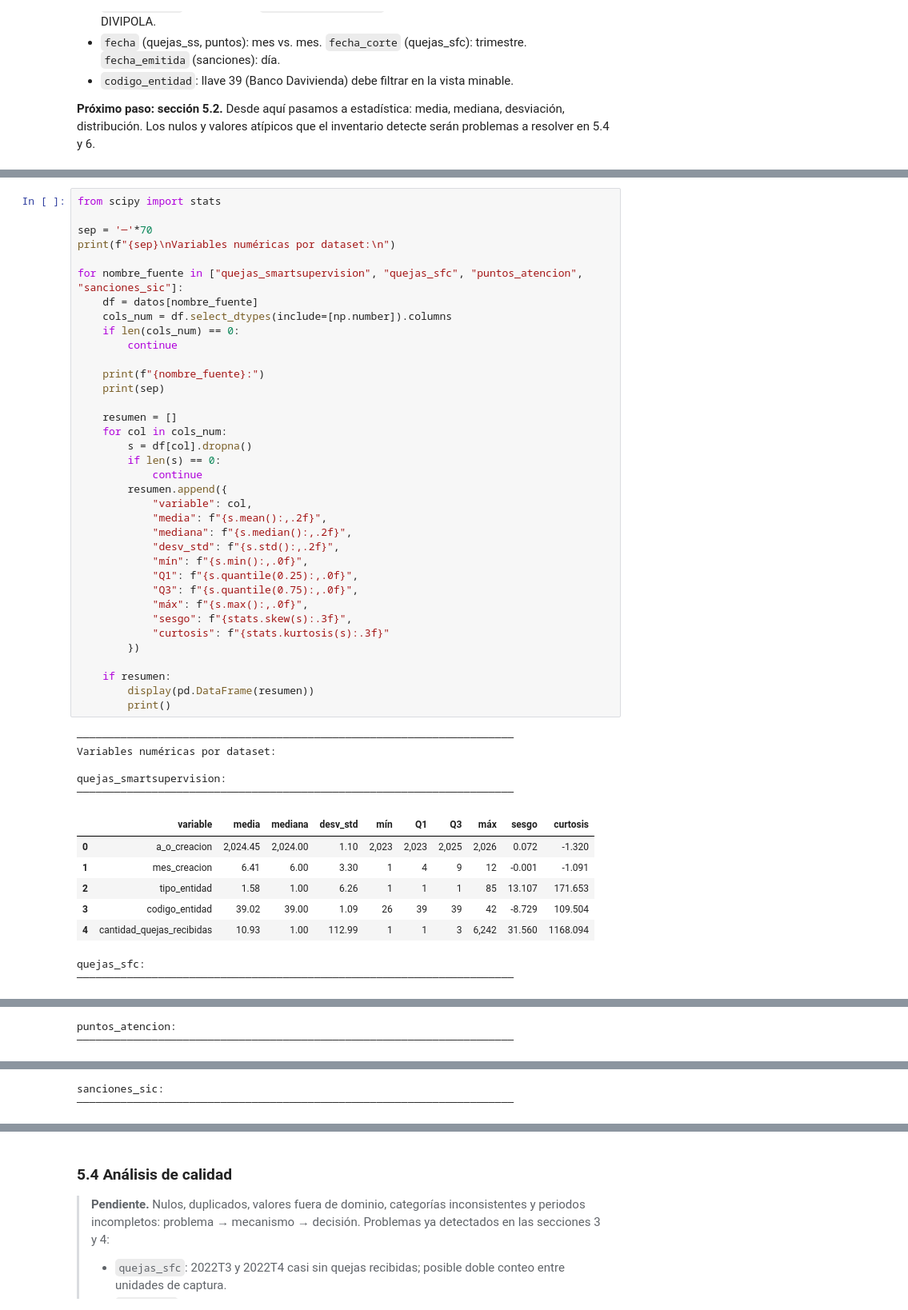
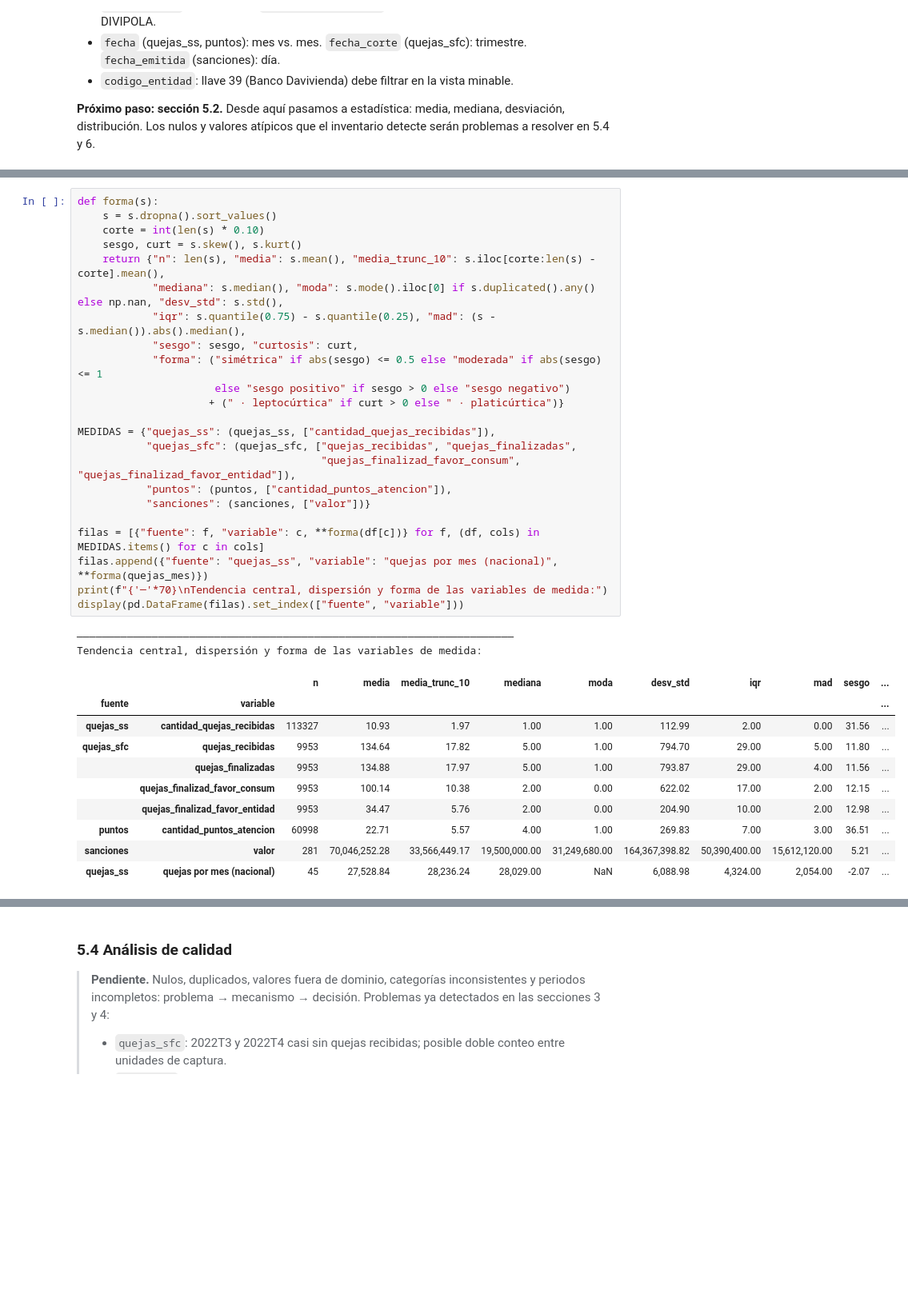
Before and after one commit to BautistaDavid/proyecto-final-gestion-datos, a Jupyter notebook: ProyectoFinal_DavidBautista_BelkyMayorga_FabianBecerra.ipynb, the cells around one changed output, grey strips where cells are left out. Shown at 80% size. Drawn from its saved outputs; the diff is of its cells as text; blank space fills up the shorter version.

```diff
--- a/ProyectoFinal_DavidBautista_BelkyMayorga_FabianBecerra.ipynb
+++ b/ProyectoFinal_DavidBautista_BelkyMayorga_FabianBecerra.ipynb
@@ -1146,50 +1144,36 @@ sanciones_sic: 281 filas × 7 columnas
 # %%
-from scipy import stats
+def forma(s):
+    s = s.dropna().sort_values()
+    corte = int(len(s) * 0.10)
+    sesgo, curt = s.skew(), s.kurt()
+    return {"n": len(s), "media": s.mean(), "media_trunc_10": s.iloc[corte:len(s) - corte].mean(),
+            "mediana": s.median(), "moda": s.mode().iloc[0] if s.duplicated().any() else np.nan, "desv_std": s.std(),
+            "iqr": s.quantile(0.75) - s.quantile(0.25), "mad": (s - s.median()).abs().median(),
+            "sesgo": sesgo, "curtosis": curt,
+            "forma": ("simétrica" if abs(sesgo) <= 0.5 else "moderada" if abs(sesgo) <= 1
+                      else "sesgo positivo" if sesgo > 0 else "sesgo negativo")
+                     + (" · leptocúrtica" if curt > 0 else " · platicúrtica")}
 
-sep = '─'*70
-print(f"{sep}\nVariables numéricas por dataset:\n")
+MEDIDAS = {"quejas_ss": (quejas_ss, ["cantidad_quejas_recibidas"]),
+           "quejas_sfc": (quejas_sfc, ["quejas_recibidas", "quejas_finalizadas",
+                                       "quejas_finalizad_favor_consum", "quejas_finalizad_favor_entidad"]),
+           "puntos": (puntos, ["cantidad_puntos_atencion"]),
+           "sanciones": (sanciones, ["valor"])}
 
-for nombre_fuente in ["quejas_smartsupervision", "quejas_sfc", "puntos_atencion", "sanciones_sic"]:
-    df = datos[nombre_fuente]
-    cols_num = df.select_dtypes(include=[np.number]).columns
-    if len(cols_num) == 0:
-        continue
-
-    print(f"{nombre_fuente}:")
-    print(sep)
-
-    resumen = []
-    for col in cols_num:
-        s = df[col].dropna()
-        if len(s) == 0:
-            continue
-        resumen.append({
-            "variable": col,
-            "media": f"{s.mean():,.2f}",
-            "mediana": f"{s.median():,.2f}",
-            "desv_std": f"{s.std():,.2f}",
-            "mín": f"{s.min():,.0f}",
-            "Q1": f"{s.quantile(0.25):,.0f}",
-            "Q3": f"{s.quantile(0.75):,.0f}",
-            "máx": f"{s.max():,.0f}",
-            "sesgo": f"{stats.skew(s):.3f}",
-            "curtosis": f"{stats.kurtosis(s):.3f}"
-        })
-
-    if resumen:
-        display(pd.DataFrame(resumen))
-        print()
+filas = [{"fuente": f, "variable": c, **forma(df[c])} for f, (df, cols) in MEDIDAS.items() for c in cols]
+filas.append({"fuente": "quejas_ss", "variable": "quejas por mes (nacional)", **forma(quejas_mes)})
+print(f"{'─'*70}\nTendencia central, dispersión y forma de las variables de medida:")
+display(pd.DataFrame(filas).set_index(["fuente", "variable"]))
 # %% [output]
 ──────────────────────────────────────────────────────────────────────
-Variables numéricas por dataset:
-
-quejas_smartsupervision:
-──────────────────────────────────────────────────────────────────────
+Tendencia central, dispersión y forma de las variables de medida:
-|  | variable | media | mediana | desv_std | mín | Q1 | Q3 | máx | sesgo | curtosis |
-| 0 | a_o_creacion | 2,024.45 | 2,024.00 | 1.10 | 2,023 | 2,023 | 2,025 | 2,026 | 0.072 | -1.320 |
-| 1 | mes_creacion | 6.41 | 6.00 | 3.30 | 1 | 4 | 9 | 12 | -0.001 | -1.091 |
-| 2 | tipo_entidad | 1.58 | 1.00 | 6.26 | 1 | 1 | 1 | 85 | 13.107 | 171.653 |
-| 3 | codigo_entidad | 39.02 | 39.00 | 1.09 | 26 | 39 | 39 | 42 | -8.729 | 109.504 |
-| 4 | cantidad_quejas_recibidas | 10.93 | 1.00 | 112.99 | 1 | 1 | 3 | 6,242 | 31.560 | 1168.094 |
+|  |  | n | media | media_trunc_10 | mediana | moda | desv_std | iqr | mad | sesgo | ... |
+| fuente | variable |  |  |  |  |  |  |  |  |  | ... |
+| quejas_ss | cantidad_quejas_recibidas | 113327 | 10.93 | 1.97 | 1.00 | 1.00 | 112.99 | 2.00 | 0.00 | 31.56 | ... |
+| quejas_sfc | quejas_recibidas | 9953 | 134.64 | 17.82 | 5.00 | 1.00 | 794.70 | 29.00 | 5.00 | 11.80 | ... |
+|  | quejas_finalizadas | 9953 | 134.88 | 17.97 | 5.00 | 1.00 | 793.87 | 29.00 | 4.00 | 11.56 | ... |
+|  | quejas_finalizad_favor_consum | 9953 | 100.14 | 10.38 | 2.00 | 0.00 | 622.02 | 17.00 | 2.00 | 12.15 | ... |
+|  | quejas_finalizad_favor_entidad | 9953 | 34.47 | 5.76 | 2.00 | 0.00 | 204.90 | 10.00 | 2.00 | 12.98 | ... |
+| puntos | cantidad_puntos_atencion | 60998 | 22.71 | 5.57 | 4.00 | 1.00 | 269.83 | 7.00 | 3.00 | 36.51 | ... |
+| sanciones | valor | 281 | 70,046,252.28 | 33,566,449.17 | 19,500,000.00 | 31,249,680.00 | 164,367,398.82 | 50,390,400.00 | 15,612,120.00 | 5.21 | ... |
+| quejas_ss | quejas por mes (nacional) | 45 | 27,528.84 | 28,236.24 | 28,029.00 | NaN | 6,088.98 | 4,324.00 | 2,054.00 | -2.07 | ... |
-quejas_sfc:
-──────────────────────────────────────────────────────────────────────
@@ -1210,2 +1179,0 @@ quejas_sfc:
-puntos_atencion:
-──────────────────────────────────────────────────────────────────────
@@ -1221,2 +1179,0 @@ puntos_atencion:
-sanciones_sic:
-──────────────────────────────────────────────────────────────────────
```
Also changed, not shown: parts of 13 cells of this notebook.
